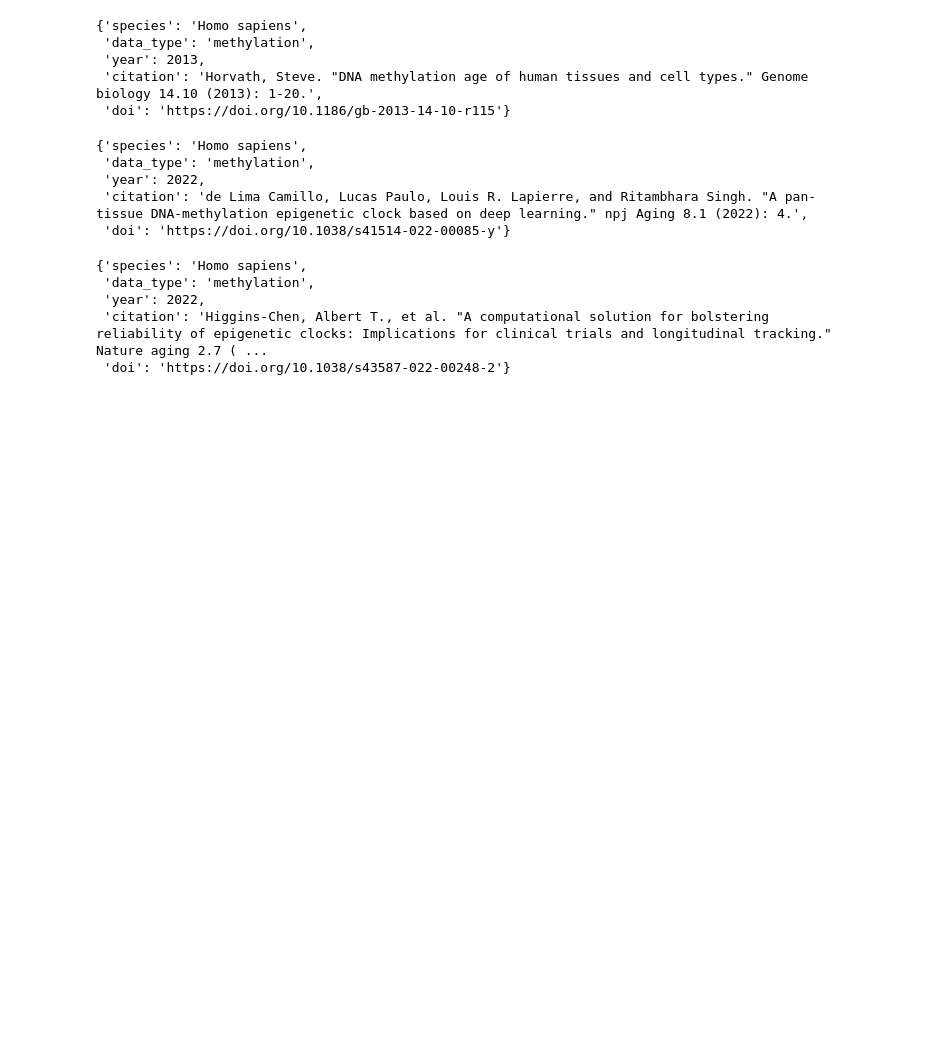
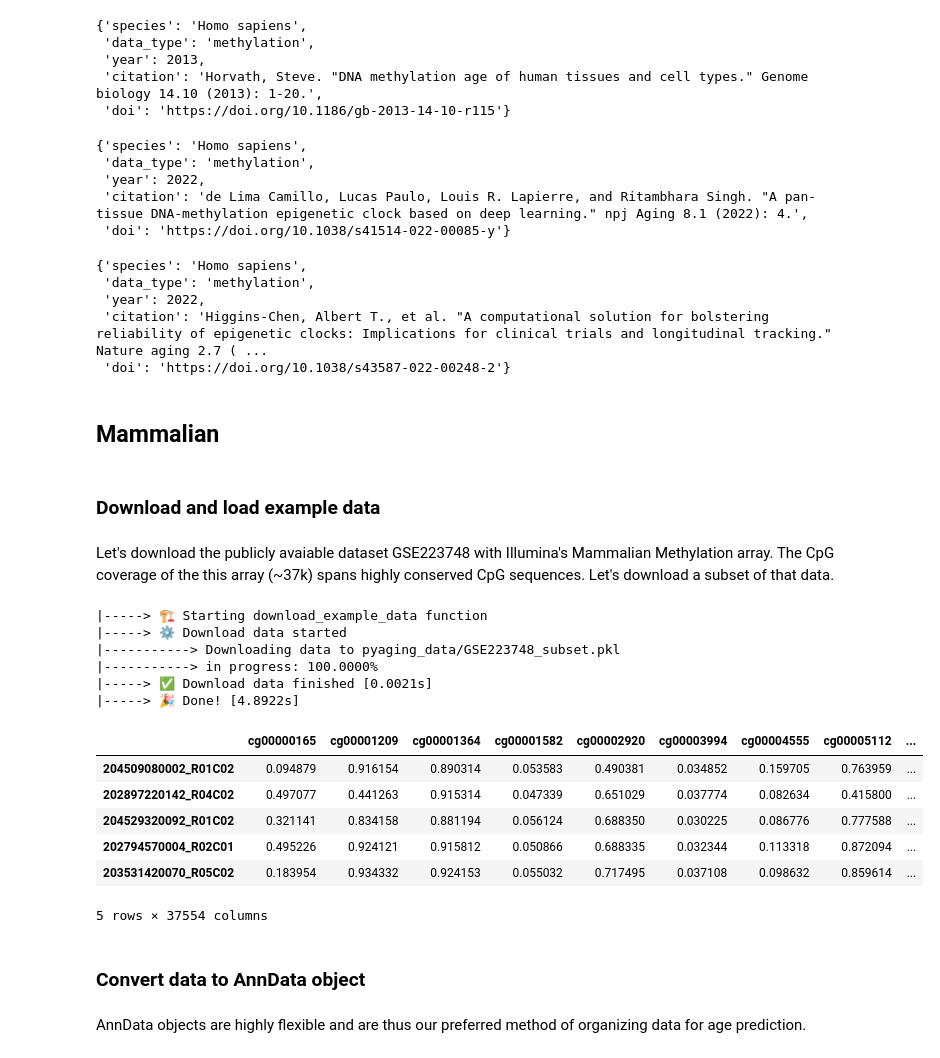
Before and after one commit to rsinghlab/pyaging, a Jupyter notebook: tutorials/tutorial_dnam.ipynb, the cells around one changed output. Saved outputs shown, nothing was run; the diff lists cells and outputs as text; code cells hidden in the pictures; blank space fills up the shorter version.

```diff
--- a/tutorials/tutorial_dnam.ipynb
+++ b/tutorials/tutorial_dnam.ipynb
@@ -133,3 +151,34 @@ adata.uns['pcgrimage_metadata']
  'year': 2022,
  'citation': 'Higgins-Chen, Albert T., et al. "A computational solution for bolstering reliability of epigenetic clocks: Implications for clinical trials and longitudinal tracking." Nature aging 2.7 ( ...
  'doi': 'https://doi.org/10.1038/s43587-022-00248-2'}
+# %% [markdown]
+## Mammalian
+# %% [markdown]
+### Download and load example data
+# %% [markdown]
+Let's download the publicly avaiable dataset GSE223748 with Illumina's Mammalian Methylation array. The CpG coverage of the this array (~37k) spans highly conserved CpG sequences. Let's download a subset of that data.
+# %%
+pya.data.download_example_data('GSE223748')
+# %% [output]
+|-----> 🏗️ Starting download_example_data function
+|-----> ⚙️ Download data started
+|-----------> Downloading data to pyaging_data/GSE223748_subset.pkl
+|-----------> in progress: 100.0000%
+|-----> ✅ Download data finished [0.0021s]
+|-----> 🎉 Done! [4.8922s]
+# %%
+df = pd.read_pickle('pyaging_data/GSE223748_subset.pkl')
+# %%
+df.head()
+# %% [output]
+|  | cg00000165 | cg00001209 | cg00001364 | cg00001582 | cg00002920 | cg00003994 | cg00004555 | cg00005112 | ... |
+| 204509080002_R01C02 | 0.094879 | 0.916154 | 0.890314 | 0.053583 | 0.490381 | 0.034852 | 0.159705 | 0.763959 | ... |
+| 202897220142_R04C02 | 0.497077 | 0.441263 | 0.915314 | 0.047339 | 0.651029 | 0.037774 | 0.082634 | 0.415800 | ... |
+| 204529320092_R01C02 | 0.321141 | 0.834158 | 0.881194 | 0.056124 | 0.688350 | 0.030225 | 0.086776 | 0.777588 | ... |
+| 202794570004_R02C01 | 0.495226 | 0.924121 | 0.915812 | 0.050866 | 0.688335 | 0.032344 | 0.113318 | 0.872094 | ... |
+| 203531420070_R05C02 | 0.183954 | 0.934332 | 0.924153 | 0.055032 | 0.717495 | 0.037108 | 0.098632 | 0.859614 | ... |
+5 rows × 37554 columns
+# %% [markdown]
+### Convert data to AnnData object
+# %% [markdown]
+AnnData objects are highly flexible and are thus our preferred method of organizing data for age prediction.
```
Also changed, not shown: parts of 24 cells of this notebook, 9 other files.
